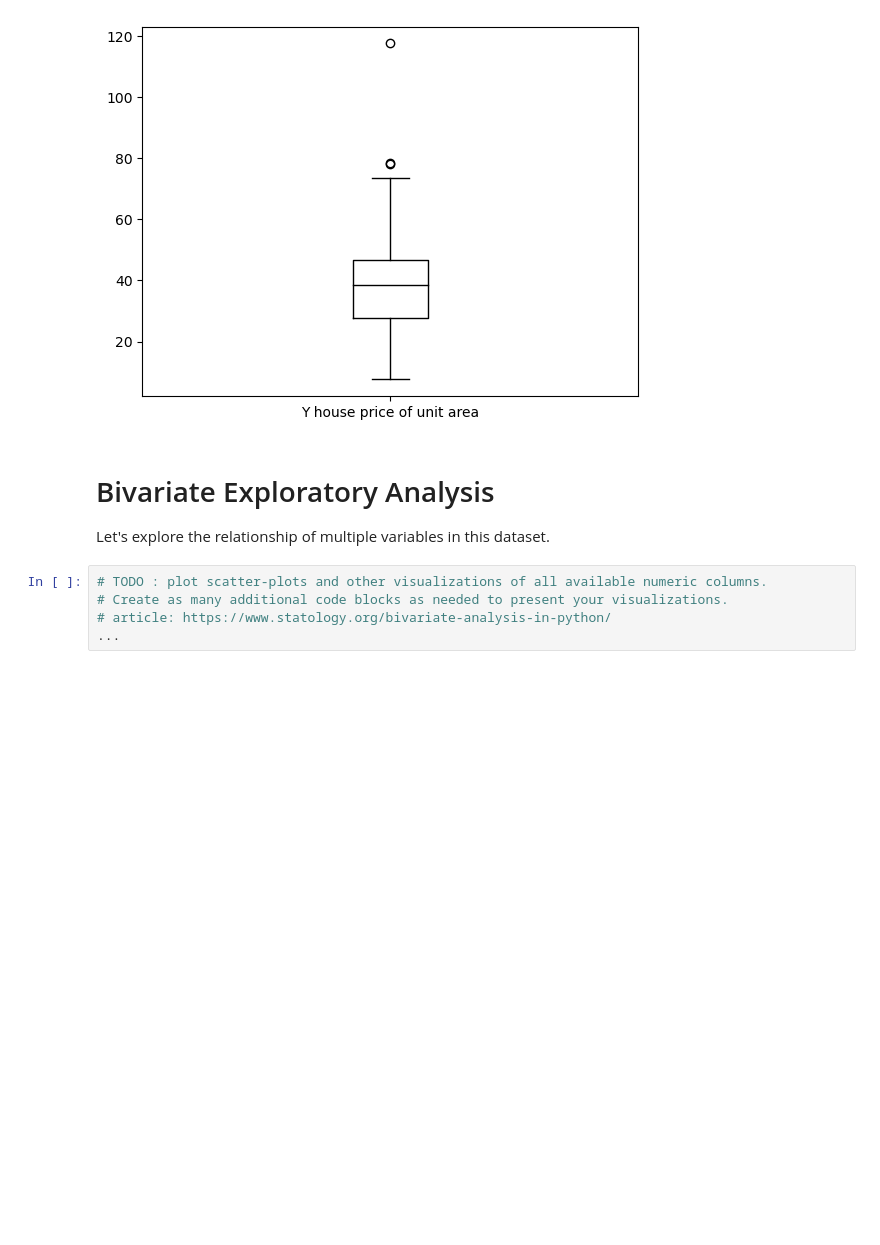
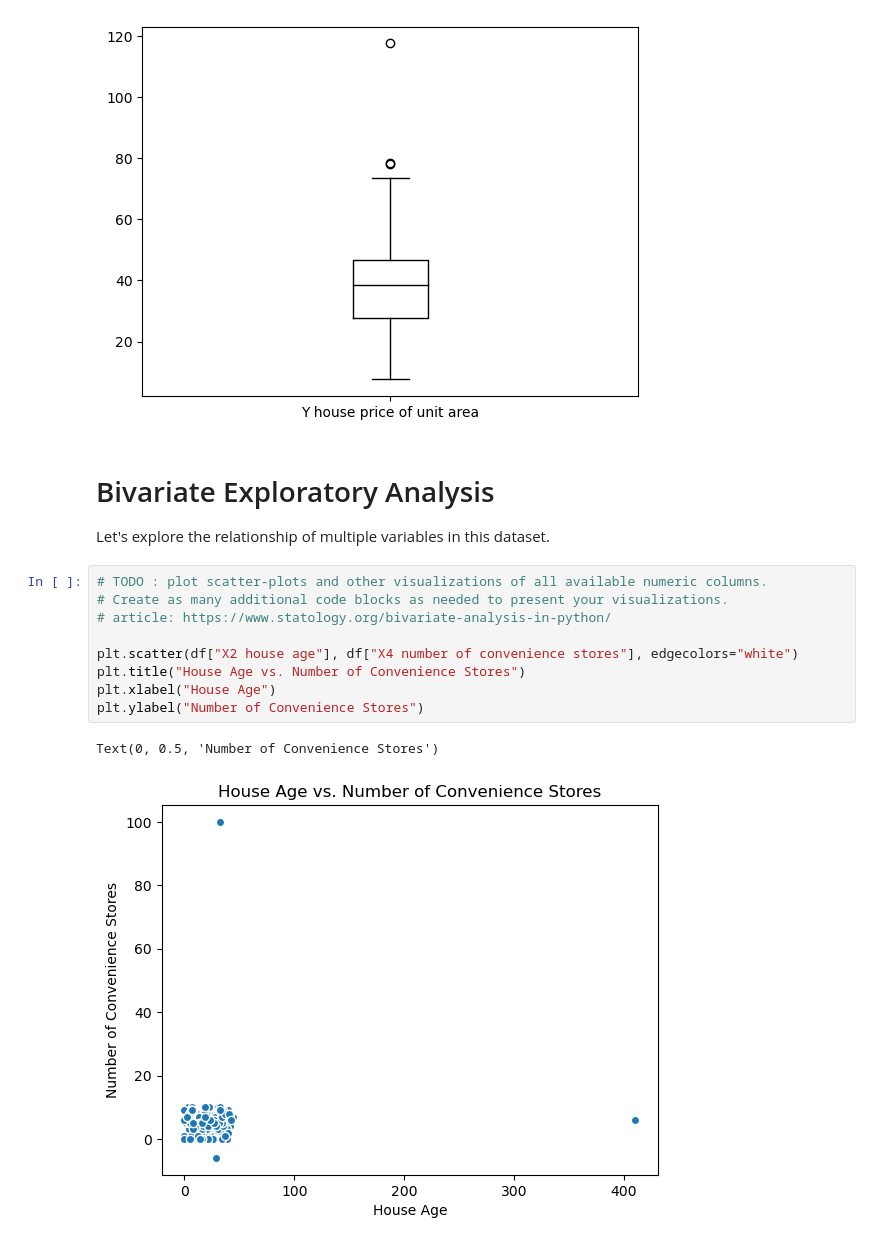
Before and after one commit to gayanes/rental-pricing-explore-challenging, a Jupyter notebook: code/data_prep/01explore.ipynb, the cells around one changed output. Cells and saved outputs as stored; diff of their text form; blank space fills up the shorter version.

```diff
--- a/code/data_prep/01explore.ipynb
+++ b/code/data_prep/01explore.ipynb
@@ -155,5 +155,12 @@ Let's explore the relationship of multiple variables in this dataset.
 # %%
 # TODO : plot scatter-plots and other visualizations of all available numeric columns.
 # Create as many additional code blocks as needed to present your visualizations.
 # article: https://www.statology.org/bivariate-analysis-in-python/
-...
+
+plt.scatter(df["X2 house age"], df["X4 number of convenience stores"], edgecolors="white")
+plt.title("House Age vs. Number of Convenience Stores")
+plt.xlabel("House Age")
+plt.ylabel("Number of Convenience Stores")
+# %% [output]
+Text(0, 0.5, 'Number of Convenience Stores')
+[figure, added]
```
Also changed, not shown: parts of 20 cells of this notebook.
